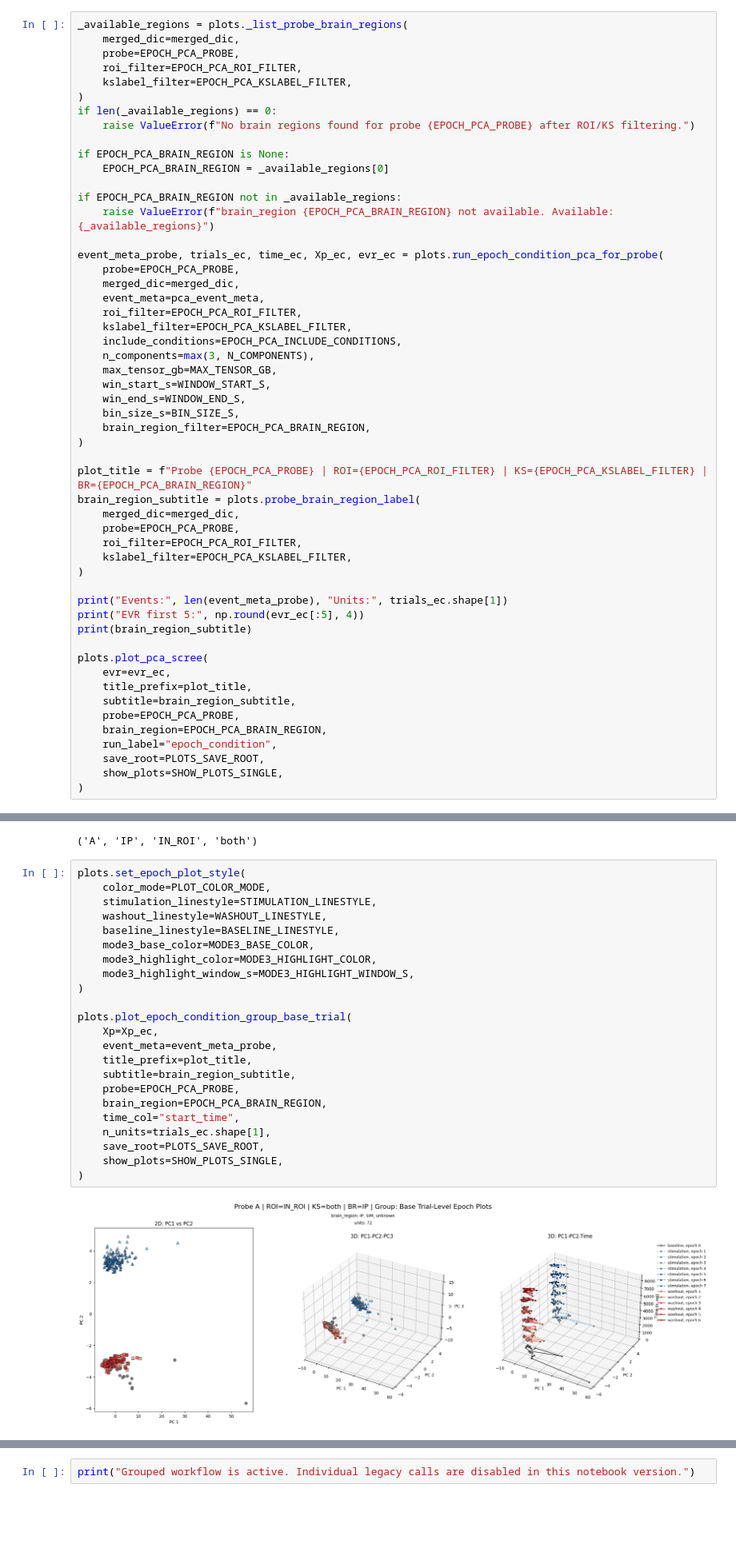
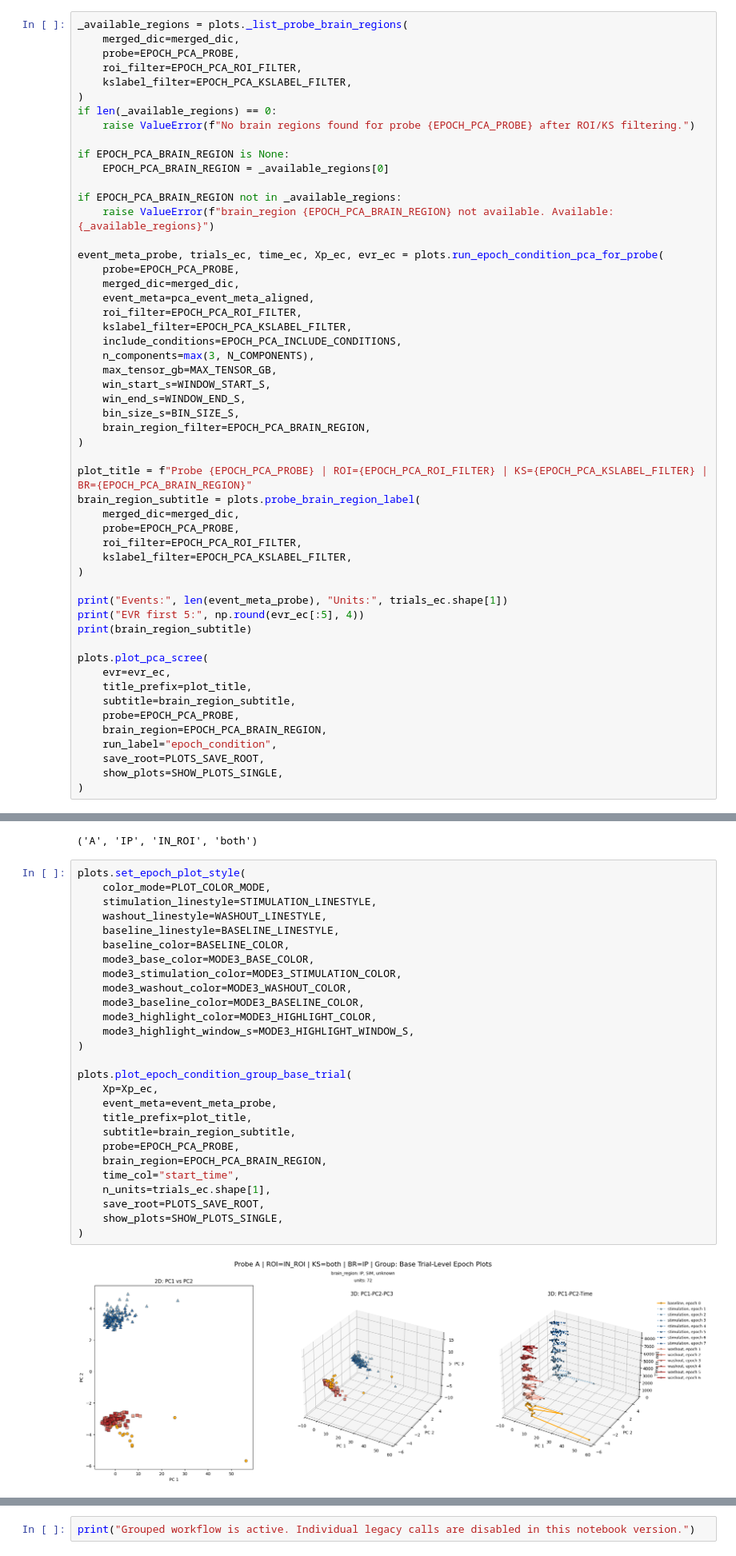
Before and after one commit to granthughes1999/PCA_on_neural_data, a Jupyter notebook: master/PCA_master_runner.ipynb, the cells around one changed output, grey strips where cells are left out. Shown at 80% size. Cells and saved outputs as stored; diff of their text form; blank space fills up the shorter version.

```diff
--- a/master/PCA_master_runner.ipynb
+++ b/master/PCA_master_runner.ipynb
@@ -407,7 +440,7 @@ if EPOCH_PCA_BRAIN_REGION not in _available_regions:
 event_meta_probe, trials_ec, time_ec, Xp_ec, evr_ec = plots.run_epoch_condition_pca_for_probe(
     probe=EPOCH_PCA_PROBE,
     merged_dic=merged_dic,
-    event_meta=pca_event_meta,
+    event_meta=pca_event_meta_aligned,
     roi_filter=EPOCH_PCA_ROI_FILTER,
     kslabel_filter=EPOCH_PCA_KSLABEL_FILTER,
     include_conditions=EPOCH_PCA_INCLUDE_CONDITIONS,
@@ -462,28 +495,32 @@ You are about to run PCA on the following selection:
 # %%
 plots.set_epoch_plot_style(
     color_mode=PLOT_COLOR_MODE,
     stimulation_linestyle=STIMULATION_LINESTYLE,
     washout_linestyle=WASHOUT_LINESTYLE,
     baseline_linestyle=BASELINE_LINESTYLE,
+    baseline_color=BASELINE_COLOR,
     mode3_base_color=MODE3_BASE_COLOR,
+    mode3_stimulation_color=MODE3_STIMULATION_COLOR,
+    mode3_washout_color=MODE3_WASHOUT_COLOR,
+    mode3_baseline_color=MODE3_BASELINE_COLOR,
     mode3_highlight_color=MODE3_HIGHLIGHT_COLOR,
     mode3_highlight_window_s=MODE3_HIGHLIGHT_WINDOW_S,
 )
 
 plots.plot_epoch_condition_group_base_trial(
     Xp=Xp_ec,
     event_meta=event_meta_probe,
     title_prefix=plot_title,
     subtitle=brain_region_subtitle,
     probe=EPOCH_PCA_PROBE,
     brain_region=EPOCH_PCA_BRAIN_REGION,
     time_col="start_time",
     n_units=trials_ec.shape[1],
     save_root=PLOTS_SAVE_ROOT,
     show_plots=SHOW_PLOTS_SINGLE,
 )
 # %% [output]
-[figure, old version]
+[figure, new version]
 # %% [markdown]
 ## Group 2: Epoch-Mean Plot Set
 Creates one large figure with 4 subplots:
```
Also changed, not shown: parts of 10 cells of this notebook, 3 other files.
